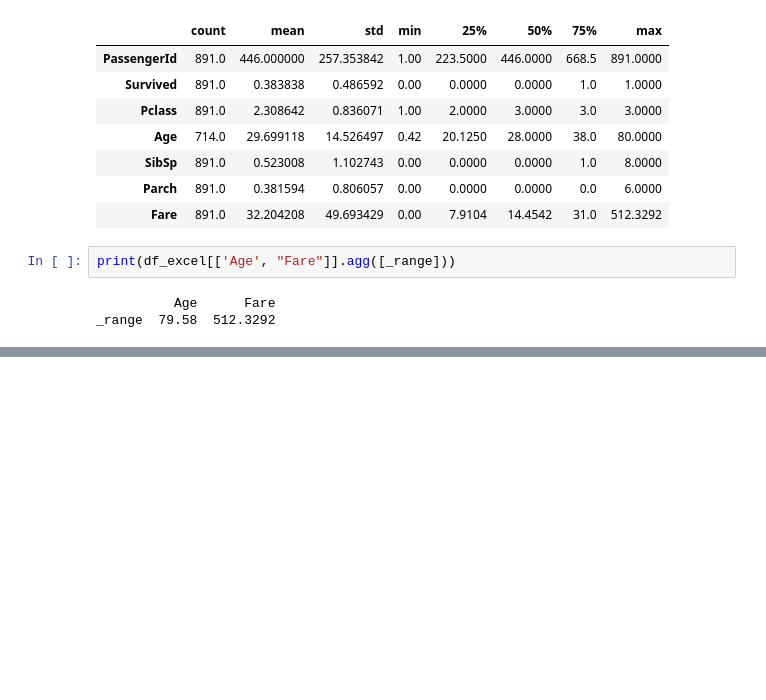
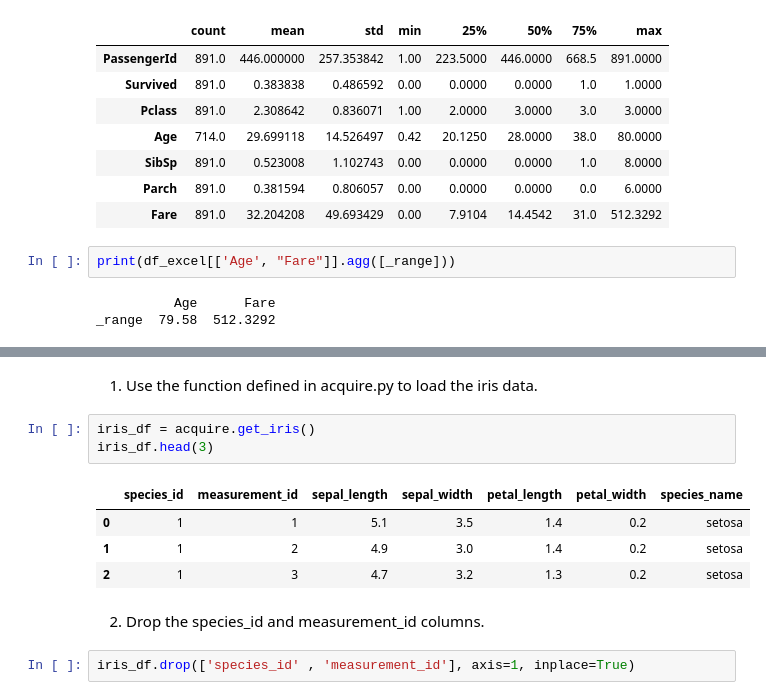
Before and after one commit to Joshua-Click/classification-exercises, a Jupyter notebook: classification_exercises.ipynb, the cells around one changed output, grey strips where cells are left out. Drawn from its saved outputs; the diff is of its cells as text; blank space fills up the shorter version.

```diff
--- a/classification_exercises.ipynb
+++ b/classification_exercises.ipynb
@@ -220,0 +297,14 @@ _range  79.58  512.3292
+# %% [markdown]
+1. Use the function defined in acquire.py to load the iris data.
+# %%
+iris_df = acquire.get_iris()
+iris_df.head(3)
+# %% [output]
+|  | species_id | measurement_id | sepal_length | sepal_width | petal_length | petal_width | species_name |
+| 0 | 1 | 1 | 5.1 | 3.5 | 1.4 | 0.2 | setosa |
+| 1 | 1 | 2 | 4.9 | 3.0 | 1.4 | 0.2 | setosa |
+| 2 | 1 | 3 | 4.7 | 3.2 | 1.3 | 0.2 | setosa |
+# %% [markdown]
+2. Drop the species_id and measurement_id columns.
+# %%
+iris_df.drop(['species_id' , 'measurement_id'], axis=1, inplace=True)
```
Also changed, not shown: parts of 29 cells of this notebook, 1 other file.
